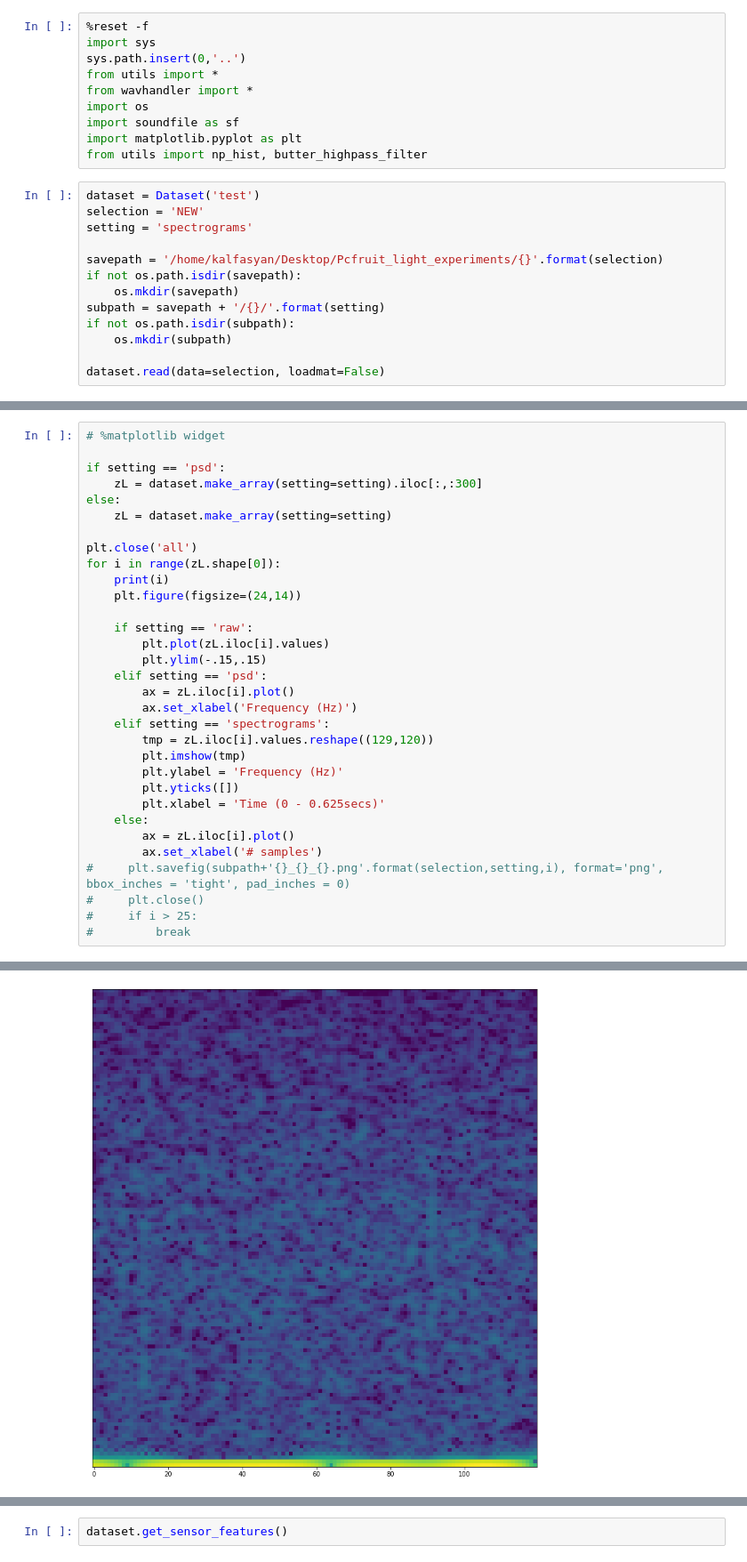
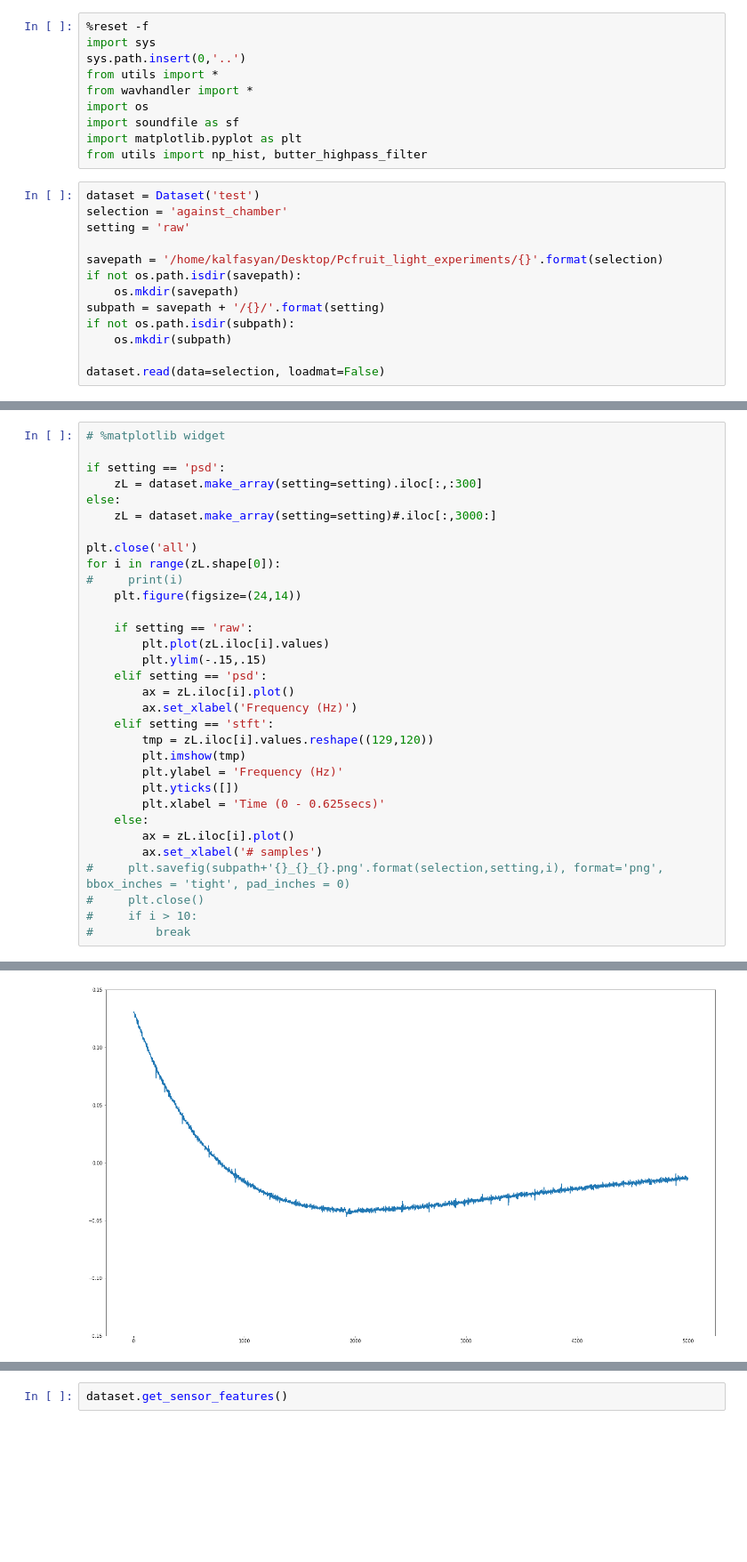
Before and after one commit to kalfasyan/wingbeat_frequencies, a Jupyter notebook: Jupyter_Notebooks/Pcfruit_LightExperiments.ipynb, the cells around one changed output, grey strips where cells are left out. Shown at 89% size. Saved outputs shown, nothing was run; the diff lists cells and outputs as text; blank space fills up the shorter version.

```diff
--- a/Jupyter_Notebooks/Pcfruit_LightExperiments.ipynb
+++ b/Jupyter_Notebooks/Pcfruit_LightExperiments.ipynb
@@ -10,8 +10,8 @@ import matplotlib.pyplot as plt
 from utils import np_hist, butter_highpass_filter
 # %%
 dataset = Dataset('test')
-selection = 'NEW'
-setting = 'spectrograms'
+selection = 'against_chamber'
+setting = 'raw'
 
 savepath = '/home/kalfasyan/Desktop/Pcfruit_light_experiments/{}'.format(selection)
 if not os.path.isdir(savepath):
@@ -29,11 +30,11 @@ NameError: name 'Dataset' is not defined
 if setting == 'psd':
     zL = dataset.make_array(setting=setting).iloc[:,:300]
 else:
-    zL = dataset.make_array(setting=setting)
+    zL = dataset.make_array(setting=setting)#.iloc[:,3000:]
 
 plt.close('all')
 for i in range(zL.shape[0]):
-    print(i)
+#     print(i)
     plt.figure(figsize=(24,14))
 
     if setting == 'raw':
@@ -42,7 +43,7 @@ for i in range(zL.shape[0]):
     elif setting == 'psd':
         ax = zL.iloc[i].plot()
         ax.set_xlabel('Frequency (Hz)')
-    elif setting == 'spectrograms':
+    elif setting == 'stft':
         tmp = zL.iloc[i].values.reshape((129,120))
         plt.imshow(tmp)
         plt.ylabel = 'Frequency (Hz)'
@@ -53,6 +54,6 @@ for i in range(zL.shape[0]):
         ax.set_xlabel('# samples')
 #     plt.savefig(subpath+'{}_{}_{}.png'.format(selection,setting,i), format='png', bbox_inches = 'tight', pad_inches = 0)
 #     plt.close()
-#     if i > 25:
+#     if i > 10:
 #         break
 # %% [output]
@@ -73 +60 @@ for i in range(zL.shape[0]):
-[figure, old version]
+[figure, new version]
```
Also changed, not shown: parts of 2 cells of this notebook, 4 other files.
